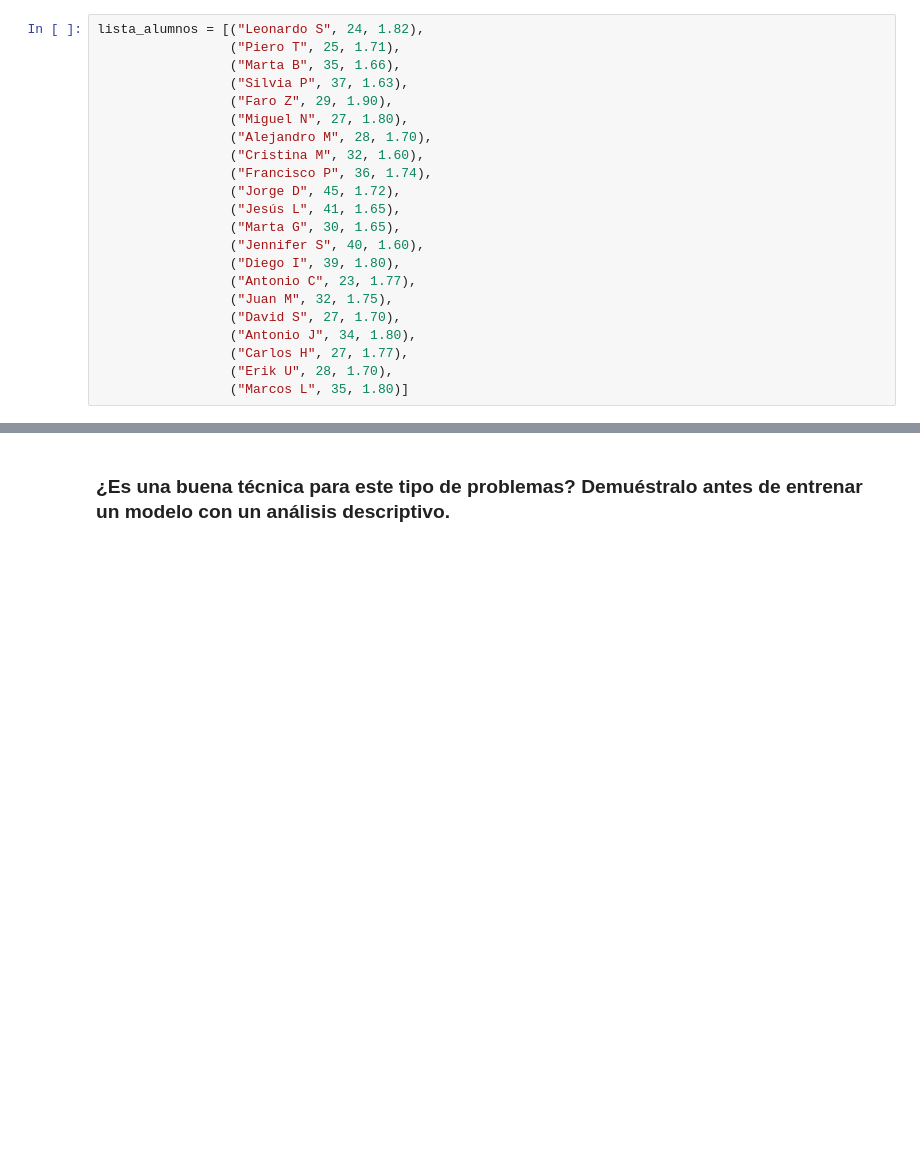
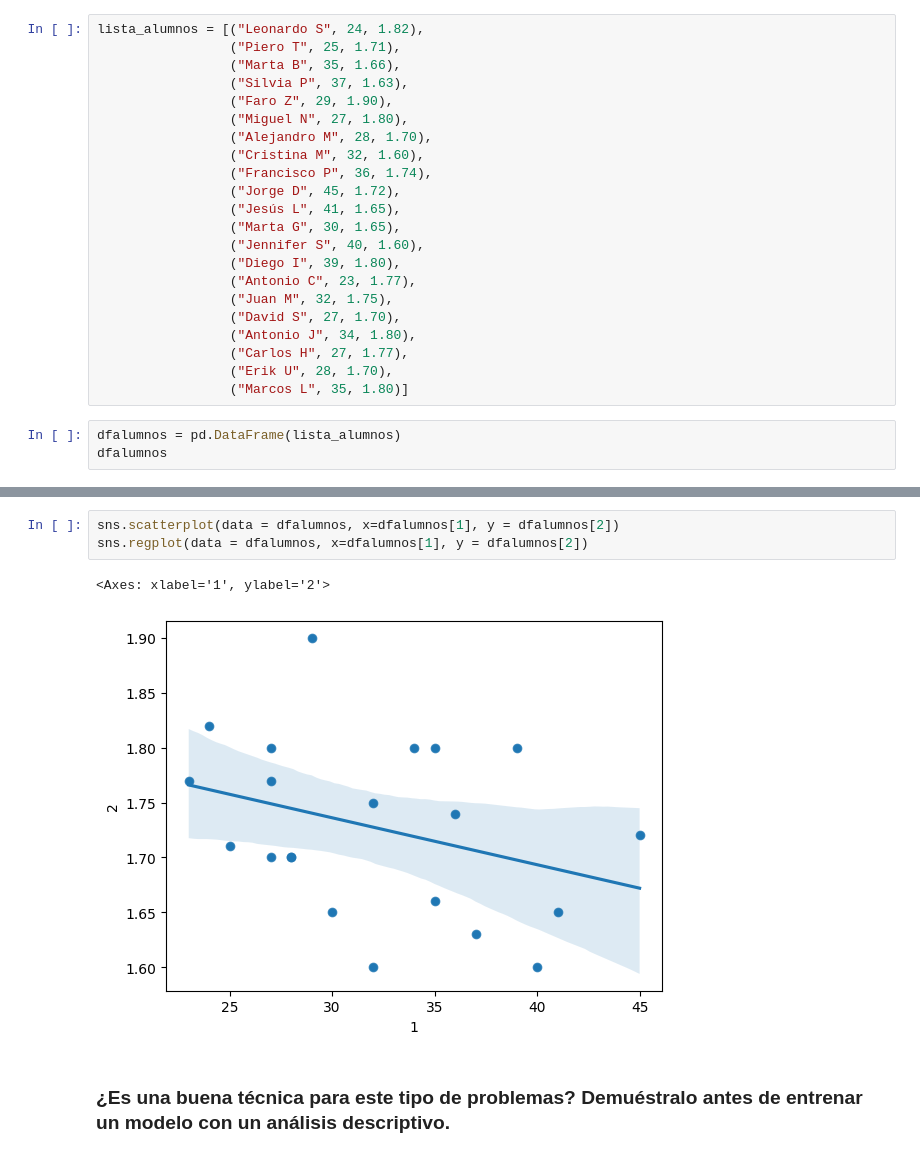
Before and after one commit to hug4470/ONLINE_DS_THEBRIDE_HUGOMM, a Jupyter notebook: 3-Machine_Learning/1-Supervisado/1-Regression/1-Linear_Regression/ejercicios/1 Height.ipynb, the cells around one changed output, grey strips where cells are left out. Saved outputs shown, nothing was run; the diff lists cells and outputs as text; blank space fills up the shorter version.

```diff
--- a/3-Machine_Learning/1-Supervisado/1-Regression/1-Linear_Regression/ejercicios/1 Height.ipynb
+++ b/3-Machine_Learning/1-Supervisado/1-Regression/1-Linear_Regression/ejercicios/1 Height.ipynb
@@ -28,3 +28,6 @@ lista_alumnos = [("Leonardo S", 24, 1.82),
                  ("Carlos H", 27, 1.77),
                  ("Erik U", 28, 1.70),
                  ("Marcos L", 35, 1.80)]
+# %%
+dfalumnos = pd.DataFrame(lista_alumnos)
+dfalumnos
@@ -31,2 +52,8 @@ lista_alumnos = [("Leonardo S", 24, 1.82),
+# %%
+sns.scatterplot(data = dfalumnos, x=dfalumnos[1], y = dfalumnos[2])
+sns.regplot(data = dfalumnos, x=dfalumnos[1], y = dfalumnos[2])
+# %% [output]
+<Axes: xlabel='1', ylabel='2'>
+[figure, added]
 # %% [markdown]
 ### ¿Es una buena técnica para este tipo de problemas? Demuéstralo antes de entrenar un modelo con un análisis descriptivo.
```
Also changed, not shown: parts of 9 cells of this notebook, 13 other files.
